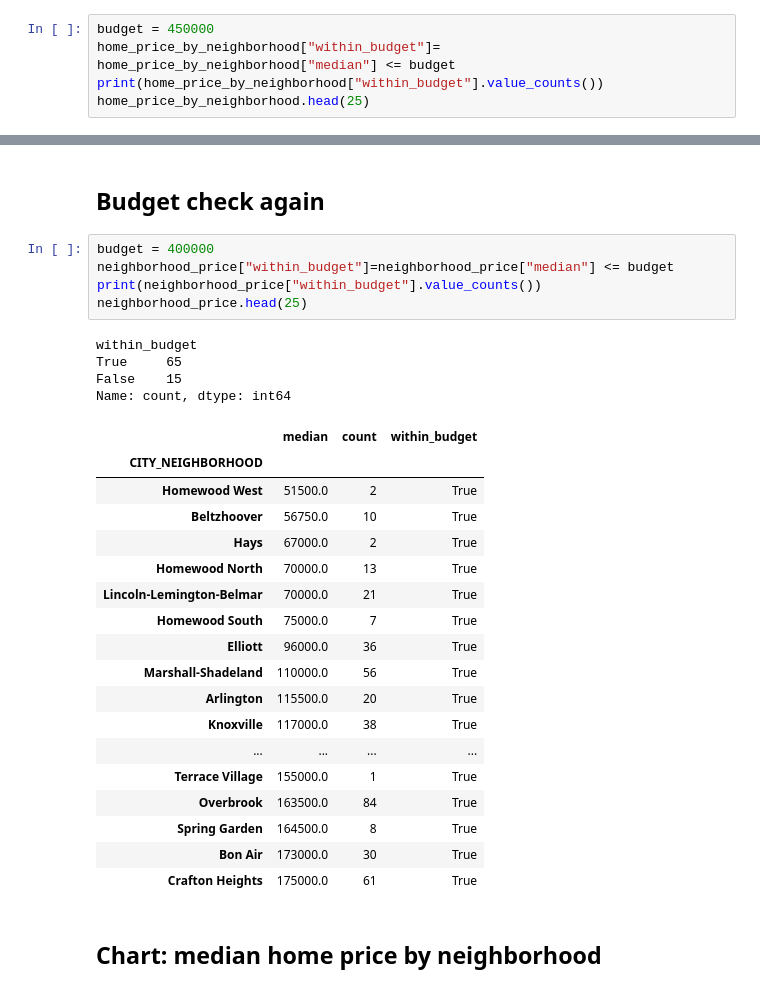
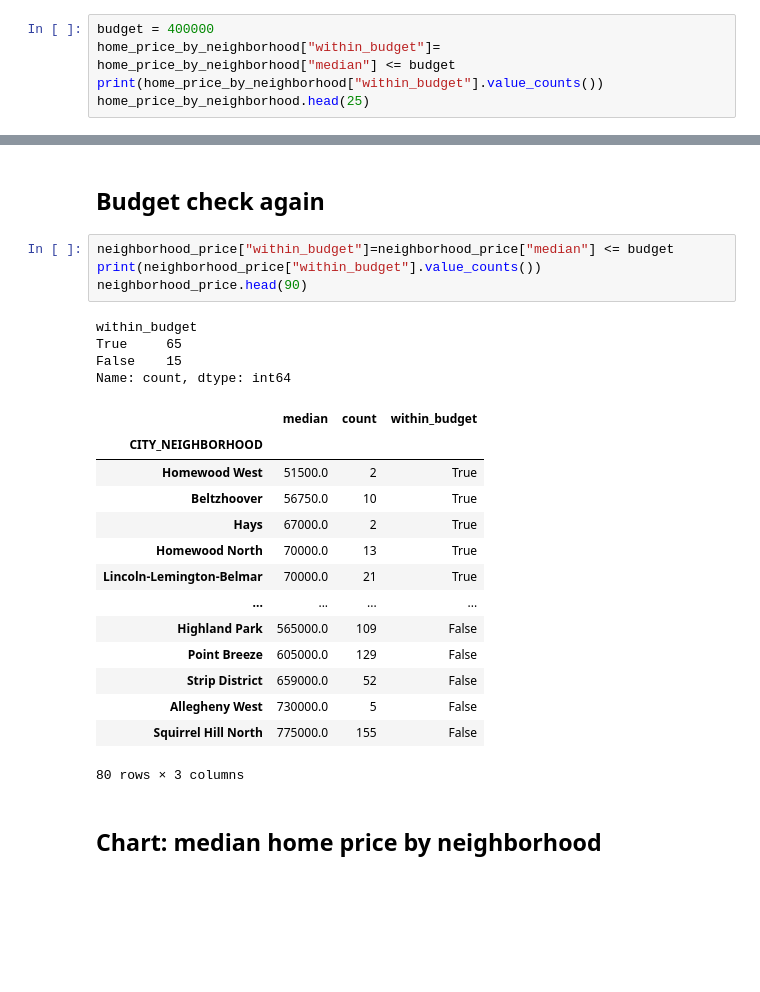
Before and after one commit to hancher626/CMPINF-0011-FInal-Project-Group-23, a Jupyter notebook: nathan_housing_price.ipynb, the cells around one changed output, grey strips where cells are left out. Saved outputs shown, nothing was run; the diff lists cells and outputs as text; blank space fills up the shorter version.

```diff
--- a/nathan_housing_price.ipynb
+++ b/nathan_housing_price.ipynb
@@ -246,5 +210,5 @@ Our family has set a budget of $40,000. A neighborhood fits the budget if its me
 # %%
-budget = 450000
+budget = 400000
 home_price_by_neighborhood["within_budget"]= home_price_by_neighborhood["median"] <= budget
 print(home_price_by_neighborhood["within_budget"].value_counts())
 home_price_by_neighborhood.head(25)
@@ -343,33 +308,28 @@ neighborhood_price.head(10)
 # %% [markdown]
 ## Budget check again
 # %%
-budget = 400000
 neighborhood_price["within_budget"]=neighborhood_price["median"] <= budget
 print(neighborhood_price["within_budget"].value_counts())
-neighborhood_price.head(25)
+neighborhood_price.head(90)
 # %% [output]
 within_budget
 True     65
 False    15
 Name: count, dtype: int64
 |  | median | count | within_budget |
 | CITY_NEIGHBORHOOD |  |  |  |
 | Homewood West | 51500.0 | 2 | True |
 | Beltzhoover | 56750.0 | 10 | True |
 | Hays | 67000.0 | 2 | True |
 | Homewood North | 70000.0 | 13 | True |
 | Lincoln-Lemington-Belmar | 70000.0 | 21 | True |
-| Homewood South | 75000.0 | 7 | True |
-| Elliott | 96000.0 | 36 | True |
-| Marshall-Shadeland | 110000.0 | 56 | True |
-| Arlington | 115500.0 | 20 | True |
-| Knoxville | 117000.0 | 38 | True |
 | ... | ... | ... | ... |
-| Terrace Village | 155000.0 | 1 | True |
-| Overbrook | 163500.0 | 84 | True |
-| Spring Garden | 164500.0 | 8 | True |
-| Bon Air | 173000.0 | 30 | True |
-| Crafton Heights | 175000.0 | 61 | True |
+| Highland Park | 565000.0 | 109 | False |
+| Point Breeze | 605000.0 | 129 | False |
+| Strip District | 659000.0 | 52 | False |
+| Allegheny West | 730000.0 | 5 | False |
+| Squirrel Hill North | 775000.0 | 155 | False |
+80 rows × 3 columns
 # %% [markdown]
 ## Chart: median home price by neighborhood
 # %%
```
Also changed, not shown: parts of 20 cells of this notebook, 1 other file.
